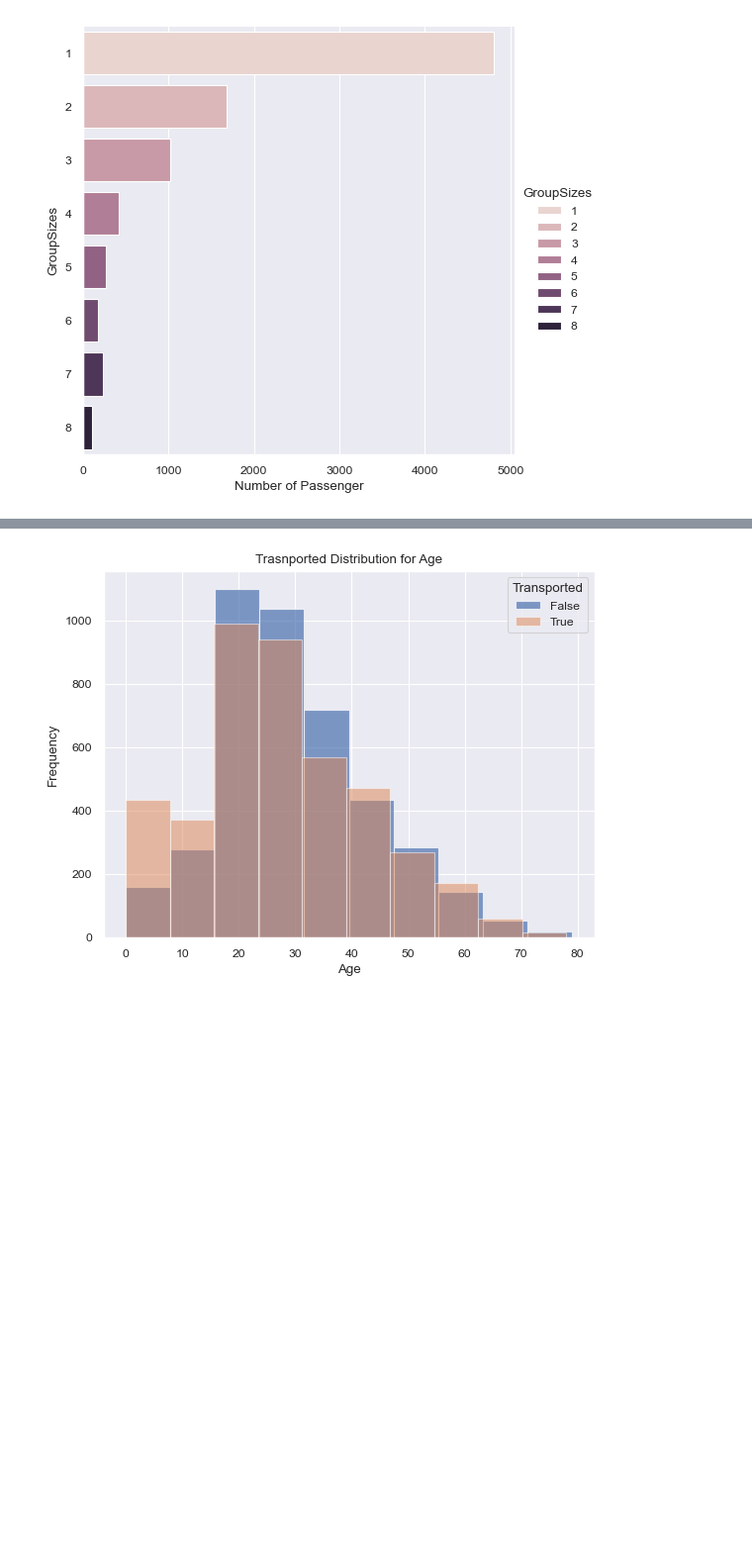
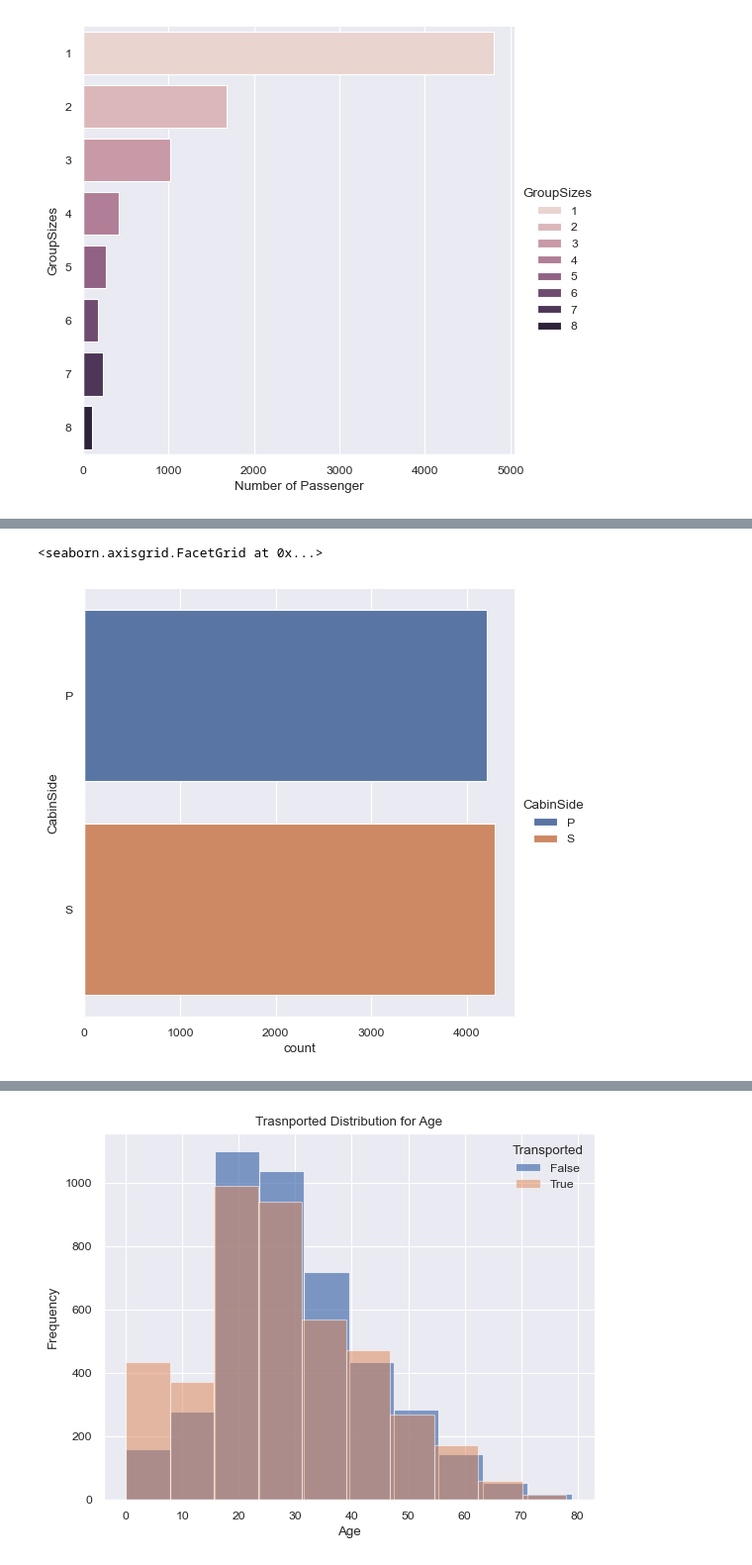
Before and after one commit to RMDS-GroupProject/spaceship_titanic, a Jupyter notebook: test.ipynb, the cells around one changed output, grey strips where cells are left out. Shown: that part at 99% size. Drawn from its saved outputs; the diff is of its cells as text; code cells hidden in the pictures; blank space fills up the shorter version.

```diff
--- a/test.ipynb
+++ b/test.ipynb
@@ -245,0 +290,5 @@ Name: Cabin, Length: 8693, dtype: object
+# %%
+sns.catplot(data=data, y="CabinSide", kind="count", hue="CabinSide")
+# %% [output]
+<seaborn.axisgrid.FacetGrid at 0x...>
+[figure, added]
```
Also changed, not shown: parts of 16 cells of this notebook.
